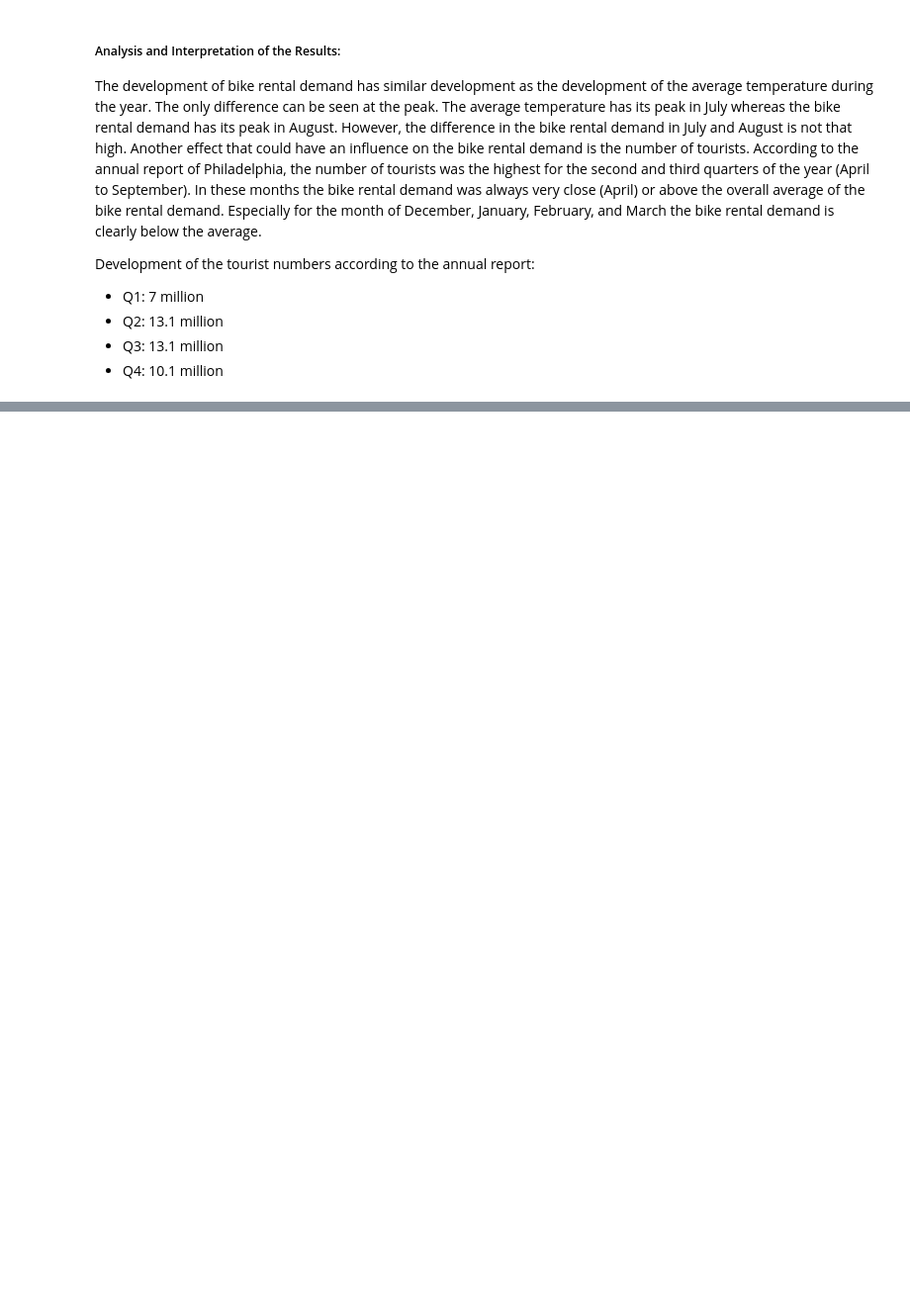
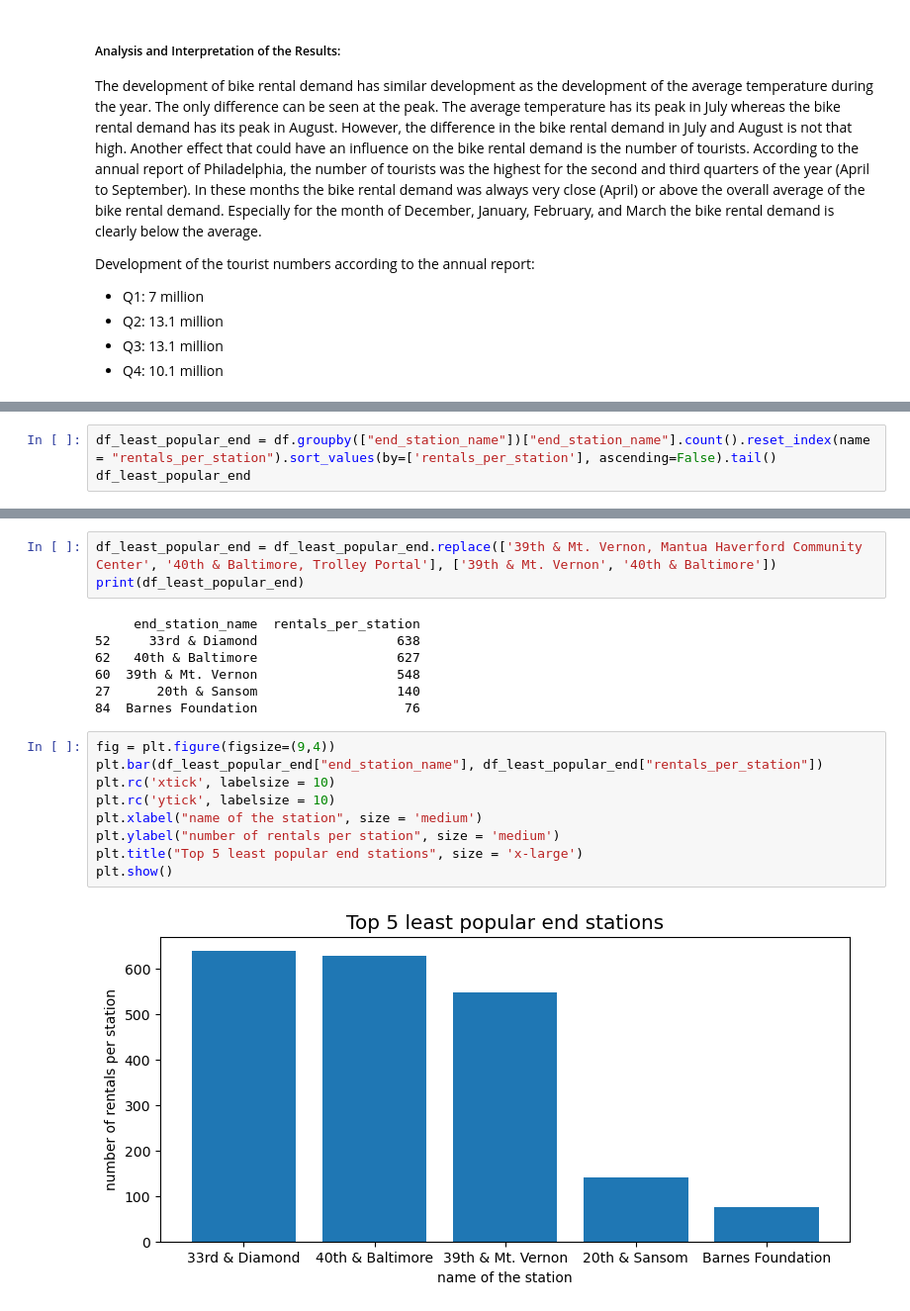
Before and after one commit to yassinehammou27/intentionally_blank, a Jupyter notebook: Team Assignment - Intentionally Blank.ipynb, the cells around one changed output, grey strips where cells are left out. Shown: that part at 99% size. Drawn from its saved outputs; the diff is of its cells as text; blank space fills up the shorter version.

```diff
--- a/Team Assignment - Intentionally Blank.ipynb
+++ b/Team Assignment - Intentionally Blank.ipynb
@@ -633,0 +783,3 @@ Development of the tourist numbers according to the annual report:
+# %%
+df_least_popular_end = df.groupby(["end_station_name"])["end_station_name"].count().reset_index(name = "rentals_per_station").sort_values(by=['rentals_per_station'], ascending=False).tail()
+df_least_popular_end
@@ -633,0 +793,21 @@ Development of the tourist numbers according to the annual report:
+# %%
+df_least_popular_end = df_least_popular_end.replace(['39th & Mt. Vernon, Mantua Haverford Community Center', '40th & Baltimore, Trolley Portal'], ['39th & Mt. Vernon', '40th & Baltimore'])
+print(df_least_popular_end)
+# %% [output]
+     end_station_name  rentals_per_station
+52     33rd & Diamond                  638
+62   40th & Baltimore                  627
+60  39th & Mt. Vernon                  548
+27      20th & Sansom                  140
+84  Barnes Foundation                   76
+# %%
+fig = plt.figure(figsize=(9,4))
+plt.bar(df_least_popular_end["end_station_name"], df_least_popular_end["rentals_per_station"])
+plt.rc('xtick', labelsize = 10)
+plt.rc('ytick', labelsize = 10)
+plt.xlabel("name of the station", size = 'medium')
+plt.ylabel("number of rentals per station", size = 'medium')
+plt.title("Top 5 least popular end stations", size = 'x-large')
+plt.show()
+# %% [output]
+[figure, added]
```
Also changed, not shown: parts of 29 cells of this notebook, 1 other file.
